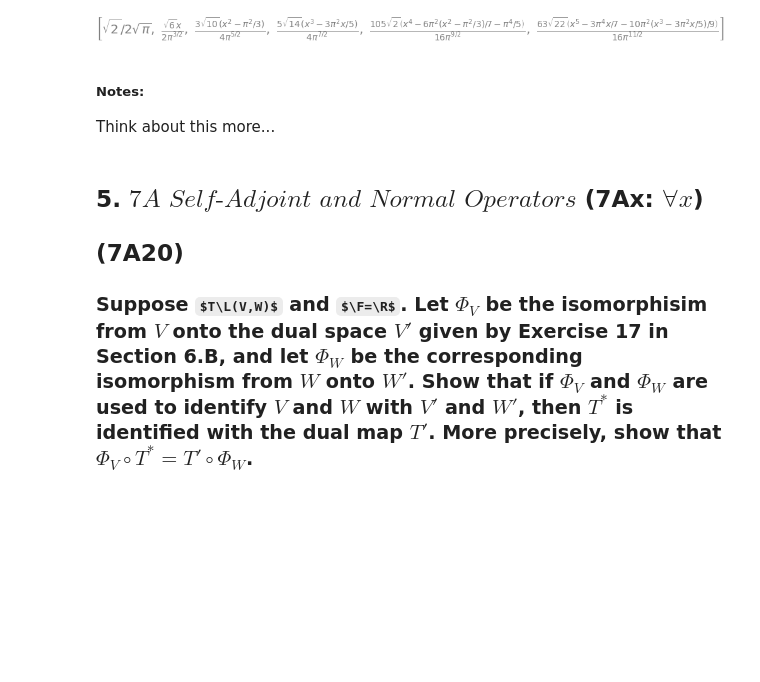
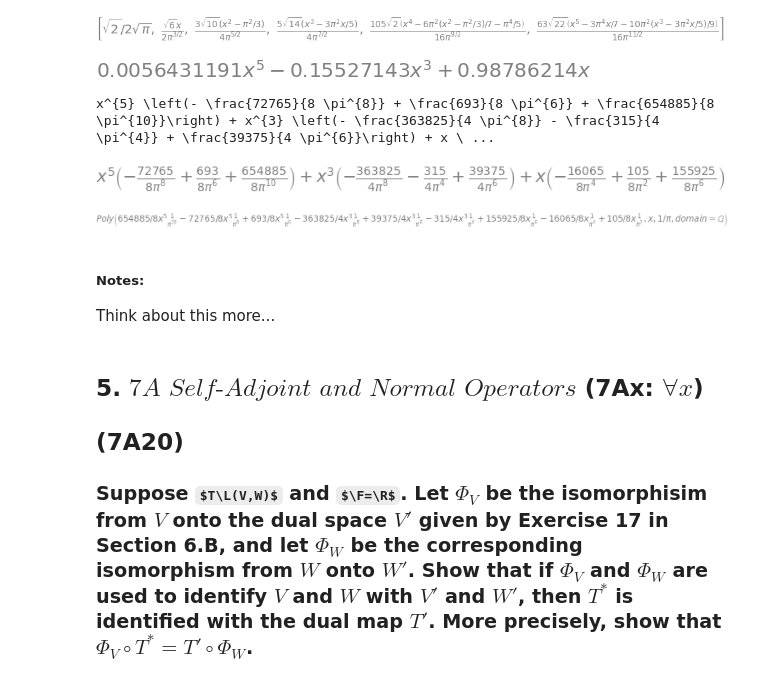
Before and after one commit to fractalclockwork/Math725, a Jupyter notebook: HW/Math725_HW7.ipynb, the cells around one changed output. Saved outputs shown, nothing was run; the diff lists cells and outputs as text; code cells hidden in the pictures; some formulas as TeX source; blank space fills up the shorter version.

```diff
--- a/HW/Math725_HW7.ipynb
+++ b/HW/Math725_HW7.ipynb
@@ -272,22 +276,51 @@ $$\span(\v vj)=\span(\v ej)$$ for $j=1,...,m$.
 # %%
+# find our basis
 n = 5
 x = sym.symbols('x', real=True)
 v = [x**i for i in range(n+1)]
-
-# let's form a basis, because we can
 lim0 = -sym.pi
 lim1 = sym.pi
-e = []
-for i, vi in enumerate(v):
-    ei_nom = (vi - sum([sym.integrate(vi*ej, (x,lim0,lim1))*ej for ej in e]))
-    ei_denom = sym.sqrt(sym.integrate(ei_nom**2, (x,lim0,lim1)))
-    ei = ei_nom/ei_denom
-    e.append(ei)
 
-display(e) # Our polynominal basis... but that's not really what we are after
-u=sum(e)
+# inner-product lambda function
+ip = lambda f,g: sym.integrate(f*g, (x,lim0,lim1))*g
+
+# orthonomal basis procedure (GramSchmidt)
+def basis(v):
+    e = []
+    for i, vi in enumerate(v):
+        ei_nom = (vi - sum([ip(vi,ej) for ej in e]))
+        #ei_denom = sym.sqrt(ip(ei_nom,ei_nom)) # very slow
+        ei_denom = sym.sqrt(sym.integrate(ei_nom**2, (x,lim0,lim1))) # much better
+        ei = ei_nom/ei_denom
+        e.append(ei)
+    return e
+
+# show our basis
+e = basis(v)
+display(e) # Our polynominal basis...
 # %% [output]
 [figure]
+# %%
+# project V onto U
+Pu = sum([ip(sym.sin(x), e_j) for e_j in e]) # not exactly obvious from text
+p = collect(expand(Pu), x) # make pretty
+# %%
+# compare with text
+p.n(8) # checks out!
+# %% [output]
+[figure, added]
+# %%
+print(sym.latex(p))
+display(p)
+# %% [output]
+x^{5} \left(- \frac{72765}{8 \pi^{8}} + \frac{693}{8 \pi^{6}} + \frac{654885}{8 \pi^{10}}\right) + x^{3} \left(- \frac{363825}{4 \pi^{8}} - \frac{315}{4 \pi^{4}} + \frac{39375}{4 \pi^{6}}\right) + x \ ...
+[figure, added]
+# %%
+xx = np.linspace(-3, 3, 10)
+P=sym.poly(p)
+display(P)
+# %% [output]
+[figure, added]
 # %% [markdown]
 ##### Notes:
 Think about this more...
```
Also changed, not shown: parts of 5 cells of this notebook.
